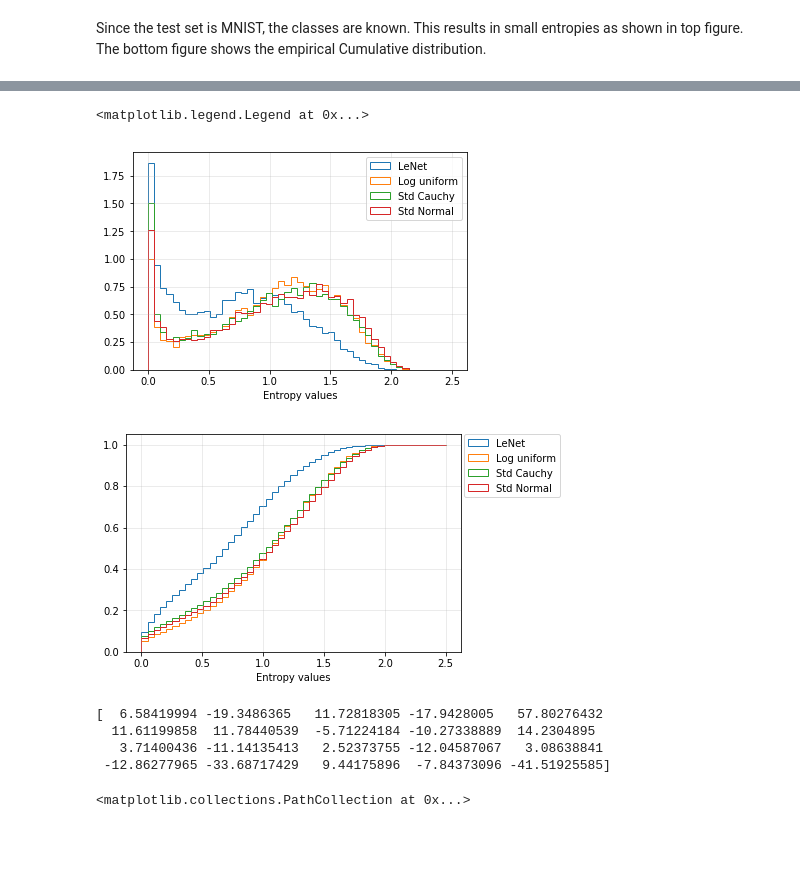
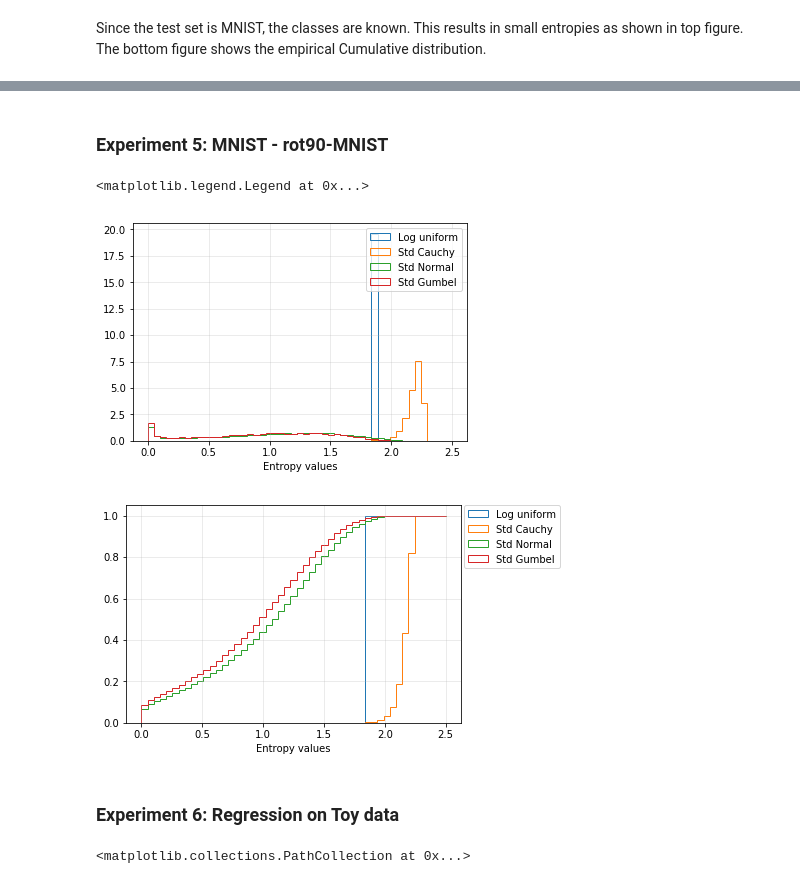
Before and after one commit to akashrajkn/waffles-and-posteriors, a Jupyter notebook: src/mnf/results.ipynb, the cells around one changed output, grey strips where cells are left out. Cells and saved outputs as stored; diff of their text form; code cells hidden in the pictures; blank space fills up the shorter version.

```diff
--- a/src/mnf/results.ipynb
+++ b/src/mnf/results.ipynb
@@ -183,4 +262,5 @@ def plot_entropy_histogram(preds, name, cumulative=True, histtype='step'):
 
     bins = np.linspace(0, 2.5, 50).tolist()
     bins = bins + [np.inf]
-    n, x, _ = plt.hist(entropies, bins=bins, cumulative=cumulative, histtype=histtype, label=name, density=True, stacked=True)
+    weights = np.ones_like(entropies)/float(len(entropies))
+    n, x, _ = plt.hist(entropies, bins=bins, cumulative=cumulative, histtype=histtype, label=name, density=True, stacked=True, weights=weights)
@@ -268,51 +417,42 @@ plt.legend(bbox_to_anchor=(1.01, 1), loc=2, borderaxespad=0.)
+# %% [markdown]
+### Experiment 5: MNIST - rot90-MNIST
 # %%
-# MNIST - MNIST-rot
+# MNIST - rot90-MNIST
 
-lenet_preds = np.load('../../models/lenet/preds_experiment_3_rotMNIST')
-preds_log_uniform = np.load('../../models/mnf/mnist_log_uniform_preds_experiment_3')
-preds_std_cauchy = np.load('../../models/mnf/mnist_standard_cauchy_preds_experiment_3')
-preds_std_normal = np.load('../../models/mnf/mnist_standard_normal_preds_experiment_3')
+# lenet_preds = np.load('../../models/lenet/preds_experiment_5_notmnist')
+preds_log_uniform = np.load('../../models/mnf/mnist_log_uniform_preds_experiment_5')
+preds_std_cauchy = np.load('../../models/mnf/mnist_standard_cauchy_preds_experiment_5')
+preds_std_normal = np.load('../../models/mnf/mnist_standard_normal_preds_experiment_5')
+preds_std_gumbel = np.load('../../models/mnf/mnist_standard_gumbel_preds_experiment_5')
+# preds_uniform = np.load('../../models/mnf/mnist_uniform_preds_experiment_5')
 
 plt.grid(alpha=.3)
-plot_entropy_histogram(lenet_preds, 'LeNet', cumulative=False)
+# plot_entropy_histogram(lenet_preds, 'LeNet', cumulative=False)
 plot_entropy_histogram(preds_log_uniform, 'Log uniform', cumulative=False)
 plot_entropy_histogram(preds_std_cauchy, 'Std Cauchy', cumulative=False)
 plot_entropy_histogram(preds_std_normal, 'Std Normal', cumulative=False)
+plot_entropy_histogram(preds_std_gumbel, 'Std Gumbel', cumulative=False)
+# plot_entropy_histogram(preds_uniform, 'Uniform', cumulative=False)
 plt.xlabel('Entropy values')
 plt.legend()
 
 plt.figure()
 plt.grid(alpha=.3)
-plot_entropy_histogram(lenet_preds, 'LeNet')
+# plot_entropy_histogram(lenet_preds, 'LeNet')
 plot_entropy_histogram(preds_log_uniform, 'Log uniform')
 plot_entropy_histogram(preds_std_cauchy, 'Std Cauchy')
 plot_entropy_histogram(preds_std_normal, 'Std Normal')
+plot_entropy_histogram(preds_std_gumbel, 'Std Gumbel')
+# plot_entropy_histogram(preds_uniform, 'Uniform')
 
 plt.xlabel('Entropy values')
 plt.legend(bbox_to_anchor=(1.01, 1), loc=2, borderaxespad=0.)
 # %% [output]
 <matplotlib.legend.Legend at 0x...>
-[figure, old version]
+[figure, new version]
-[figure, old version]
+[figure, new version]
-# %%
-# Toy Regression data
-
-num_points = 20
-x = np.random.uniform(-4, 4, num_points)
-
-y = []
-for i in x:
-    y_i = i**3 + np.random.normal(0, 9)
-    y.append(y_i)
-
-y = np.array(y)
-
-print y
-# %% [output]
-[  6.58419994 -19.3486365   11.72818305 -17.9428005   57.80276432
-  11.61199858  11.78440539  -5.71224184 -10.27338889  14.2304895
-   3.71400436 -11.14135413   2.52373755 -12.04587067   3.08638841
- -12.86277965 -33.68717429   9.44175896  -7.84373096 -41.51925585]
+# %% [markdown]
+### Experiment 6: Regression on Toy data
 # %%
 plt.scatter(x, y)
 # %% [output]
```
Also changed, not shown: parts of 23 cells of this notebook, 14 other files.
